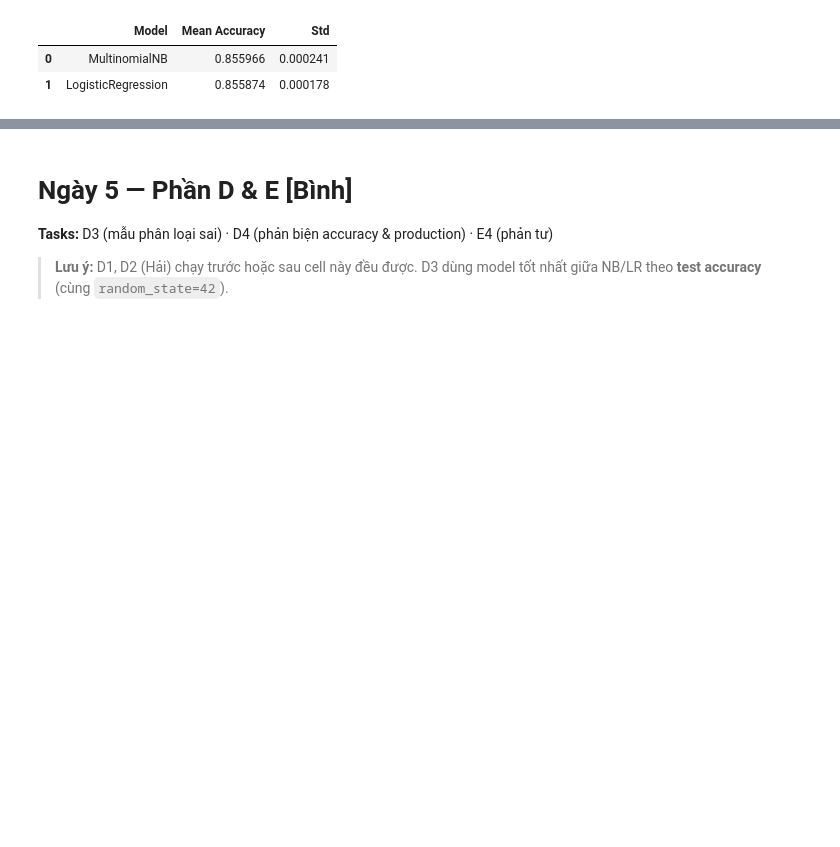
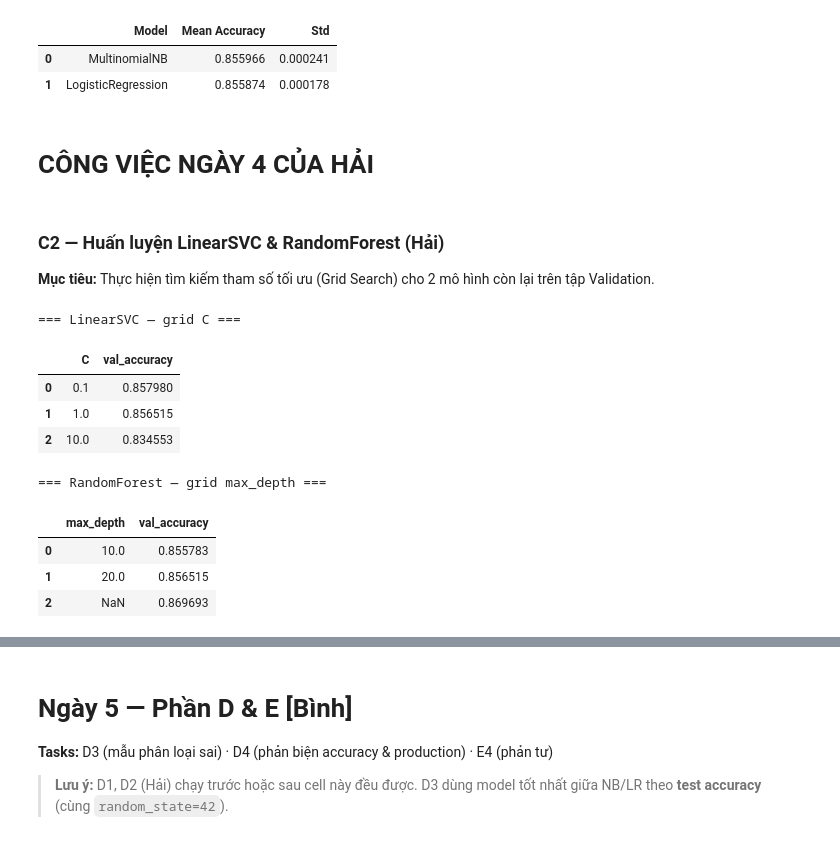
Before and after one commit to peterphenikaa/python-eda-project, a Jupyter notebook: notebook.ipynb, the cells around one changed output, grey strips where cells are left out. Drawn from its saved outputs; the diff is of its cells as text; code cells hidden in the pictures; blank space fills up the shorter version.

```diff
--- a/notebook.ipynb
+++ b/notebook.ipynb
@@ -697,3 +710,71 @@ LogisticRegression: 0.8559 ± 0.0002
 |  | Model | Mean Accuracy | Std |
 | 0 | MultinomialNB | 0.855966 | 0.000241 |
 | 1 | LogisticRegression | 0.855874 | 0.000178 |
+# %% [markdown]
+# CÔNG VIỆC NGÀY 4 CỦA HẢI
+# %% [markdown]
+### C2 — Huấn luyện LinearSVC & RandomForest (Hải)
+
+**Mục tiêu:** Thực hiện tìm kiếm tham số tối ưu (Grid Search) cho 2 mô hình còn lại trên tập Validation.
+# %%
+import pandas as pd
+import numpy as np
+from sklearn.feature_extraction.text import TfidfVectorizer
+from sklearn.model_selection import train_test_split, StratifiedKFold, cross_val_score
+from sklearn.svm import LinearSVC
+from sklearn.ensemble import RandomForestClassifier
+from sklearn.metrics import accuracy_score
+from sklearn.pipeline import Pipeline
+
+# Khởi tạo lại các biến dữ liệu từ phần của Bình để đảm bảo tồn tại trong kernel
+_RS = 42
+X = df['text_clean'] if 'text_clean' in df.columns else df['text']
+y = df['label']
+
+X_trainval, X_test, y_trainval, y_test = train_test_split(X, y, test_size=0.2, random_state=_RS, stratify=y)
+X_train, X_val, y_train, y_val = train_test_split(X_trainval, y_trainval, test_size=0.125, random_state=_RS, stratify=y_trainval)
+
+tfidf = TfidfVectorizer(max_features=10000, ngram_range=(1, 2))
+X_train_vec = tfidf.fit_transform(X_train)
+X_val_vec = tfidf.transform(X_val)
+
+def grid_search_on_val_fixed(model_class, param_name, param_values, xtrain, ytrain, xval, yval, fixed_params=None):
+    fixed_params = fixed_params or {}
+    rows = []
+    best_model, best_acc, best_value = None, -1.0, None
+    for value in param_values:
+        params = {param_name: value, **fixed_params}
+        model = model_class(**params)
+        model.fit(xtrain, ytrain)
+        val_acc = accuracy_score(yval, model.predict(xval))
+        rows.append({param_name: value, "val_accuracy": val_acc})
+        if val_acc > best_acc:
+            best_acc, best_value, best_model = val_acc, value, model
+    return pd.DataFrame(rows), best_model, best_value, best_acc
+
+# --- 1. LinearSVC Grid Search ---
+svc_grid, best_svc, best_svc_C, best_svc_acc = grid_search_on_val_fixed(
+    LinearSVC, "C", [0.1, 1, 10], X_train_vec, y_train, X_val_vec, y_val,
+    fixed_params={"max_iter": 2000, "random_state": _RS}
+)
+print("=== LinearSVC — grid C ===")
+display(svc_grid)
+
+# --- 2. RandomForest Grid Search ---
+rf_grid, best_rf, best_rf_depth, best_rf_acc = grid_search_on_val_fixed(
+    RandomForestClassifier, "max_depth", [10, 20, None], X_train_vec, y_train, X_val_vec, y_val,
+    fixed_params={"n_estimators": 100, "random_state": _RS, "n_jobs": -1}
+)
+print("\n=== RandomForest — grid max_depth ===")
+display(rf_grid)
+# %% [output]
+=== LinearSVC — grid C ===
+|  | C | val_accuracy |
+| 0 | 0.1 | 0.857980 |
+| 1 | 1.0 | 0.856515 |
+| 2 | 10.0 | 0.834553 |
+=== RandomForest — grid max_depth ===
+|  | max_depth | val_accuracy |
+| 0 | 10.0 | 0.855783 |
+| 1 | 20.0 | 0.856515 |
+| 2 | NaN | 0.869693 |
```
Also changed, not shown: parts of 6 cells of this notebook.
